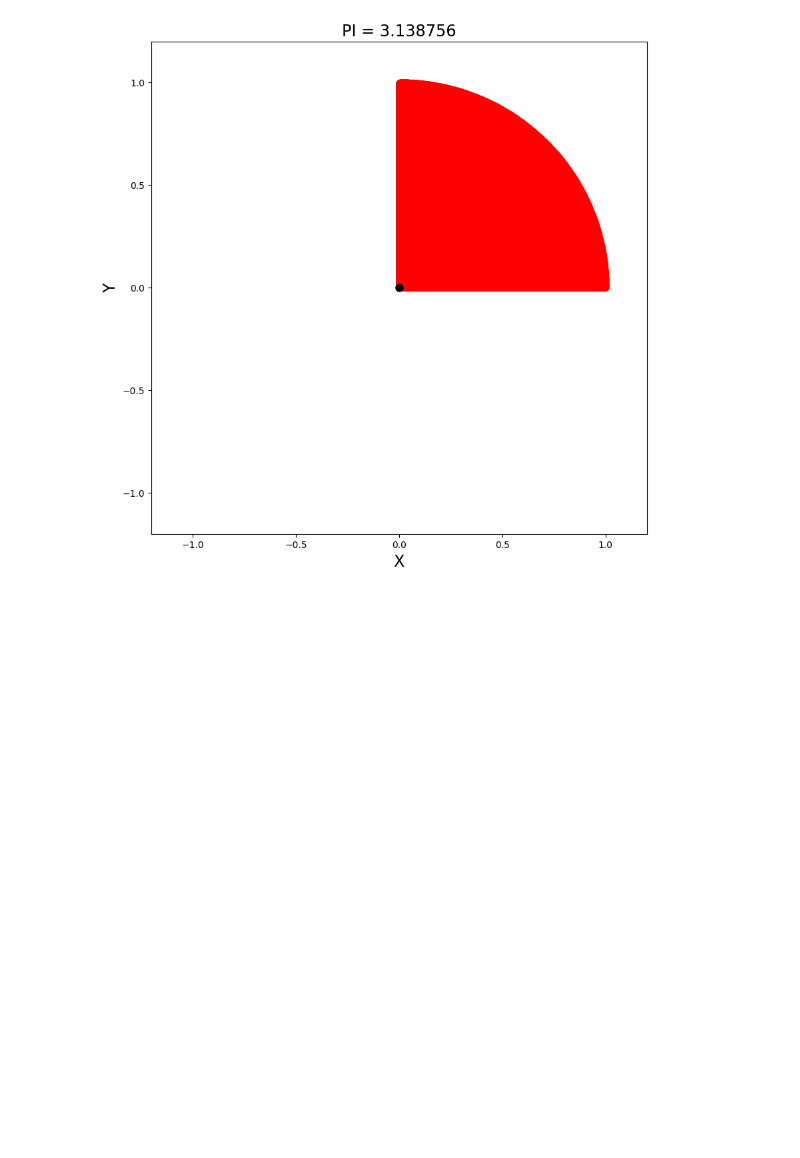
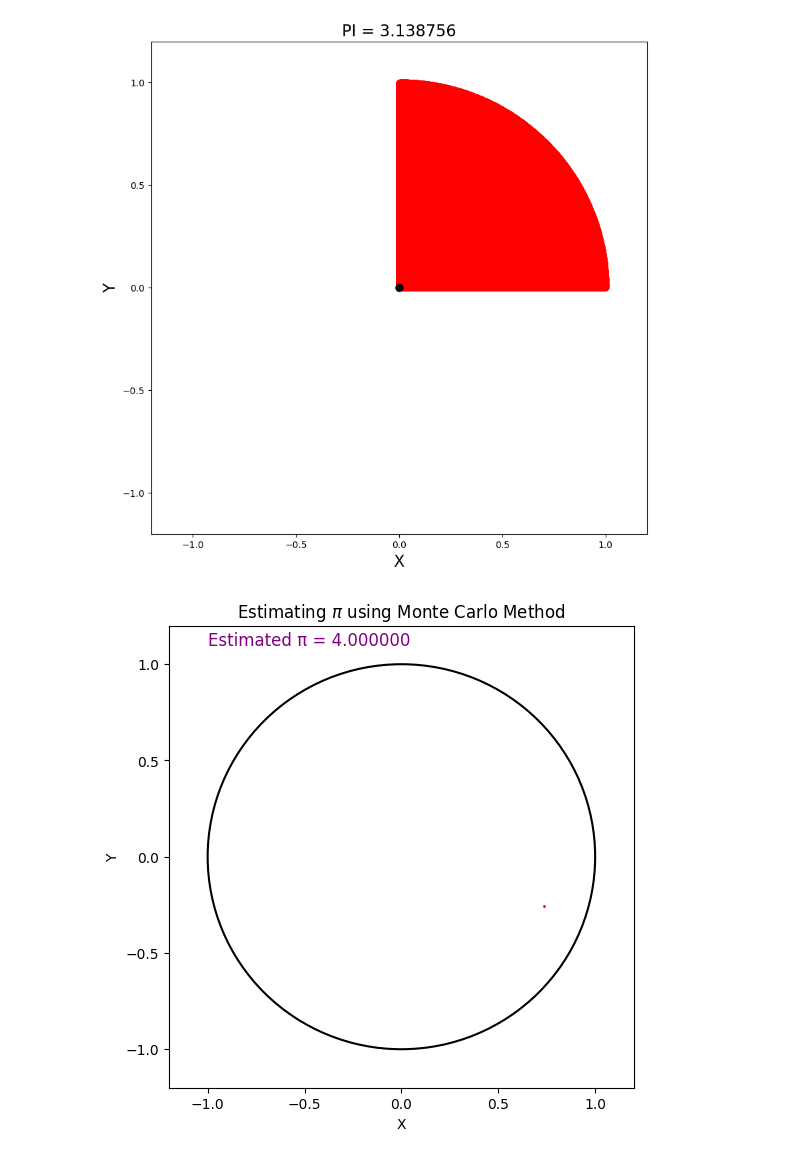
Before and after one commit to mattiamencagli/my-python-plots, a Jupyter notebook: fun_pi.ipynb, the cells around one changed output. Saved outputs shown, nothing was run; the diff lists cells and outputs as text; code cells hidden in the pictures; blank space fills up the shorter version.

```diff
--- a/fun_pi.ipynb
+++ b/fun_pi.ipynb
@@ -86,3 +87,84 @@ _ = plt.ylim(-1.2,1.2)
 # %% [output]
 [figure]
 [figure]
+# %%
+# Try with class instead
+import numpy as np
+import matplotlib.pylab as plt
+import matplotlib
+import random
+import time
+from IPython.display import display, clear_output
+
+class MonteCarloPiEstimator:
+    def __init__(self, points):
+        self.points = int(points)
+        self.x = np.zeros(self.points)
+        self.y = np.zeros(self.points)
+        self.circle_points = 0
+        self.pi_estimate = 0
+        self.inside_x = []
+        self.inside_y = []
+        self.outside_x = []
+        self.outside_y = []
+
+        # Set up the figure and axis
+        self.fig, self.ax = plt.subplots(figsize=(6, 6))
+        self.ax.set_xlim(-1.2, 1.2)
+        self.ax.set_ylim(-1.2, 1.2)
+        self.ax.set_xlabel("X")
+        self.ax.set_ylabel("Y")
+        self.ax.set_title(r"Estimating $\pi$ using Monte Carlo Method")
+
+        # Set up the scatter plots
+        self.inside_plot, = self.ax.plot([], [], 'ro', markersize=1, label='Inside Circle')
+        self.outside_plot, = self.ax.plot([], [], 'bo', markersize=1, label='Outside Circle')
+
+        # Draw a circle for reference
+        circle = plt.Circle((0, 0), 1, color='black', fill=False, linewidth=1.5)
+        self.ax.add_patch(circle)
+
+        # Display the estimated pi value as text
+        self.pi_text = self.ax.text(-1, 1.1, '', fontsize=12, color='purple')
+
+    def run_simulation(self):
+        for i in range(self.points):
+            # Generate a random point
+            x = random.uniform(-1, 1)
+            y = random.uniform(-1, 1)
+
+            # Check if the point is inside the circle
+            if x**2 + y**2 <= 1:
+                self.circle_points += 1
+                self.inside_x.append(x)
+                self.inside_y.append(y)
+            else:
+                self.outside_x.append(x)
+                self.outside_y.append(y)
+
+            # Update the π estimate
+            pi_estimate = 4 * self.circle_points / (i + 1)
+
+            # Update the scatter plot data
+            self.inside_plot.set_data(self.inside_x, self.inside_y)
+            self.outside_plot.set_data(self.outside_x, self.outside_y)
+
+            # Update the π estimate display
+            self.pi_text.set_text(f"Estimated π = {pi_estimate:.6f}")
+
+            # Clear the previous output and display the updated plot
+            # clear_output(wait=True)  # Clears the previous output to update the plot
+            # display(self.fig)  # Display the updated plot
+            # Explicitly draw the updated plot
+            self.fig.canvas.draw()
+            self.fig.canvas.flush_events()
+            plt.pause(0.01)
+
+        plt.ioff()
+        plt.show()
+
+# Example usage
+estimator = MonteCarloPiEstimator(1000)
+estimator.run_simulation()
+# %% [output]
+[figure, added]
```
Also changed, not shown: parts of 2 cells of this notebook, 3 other files.
